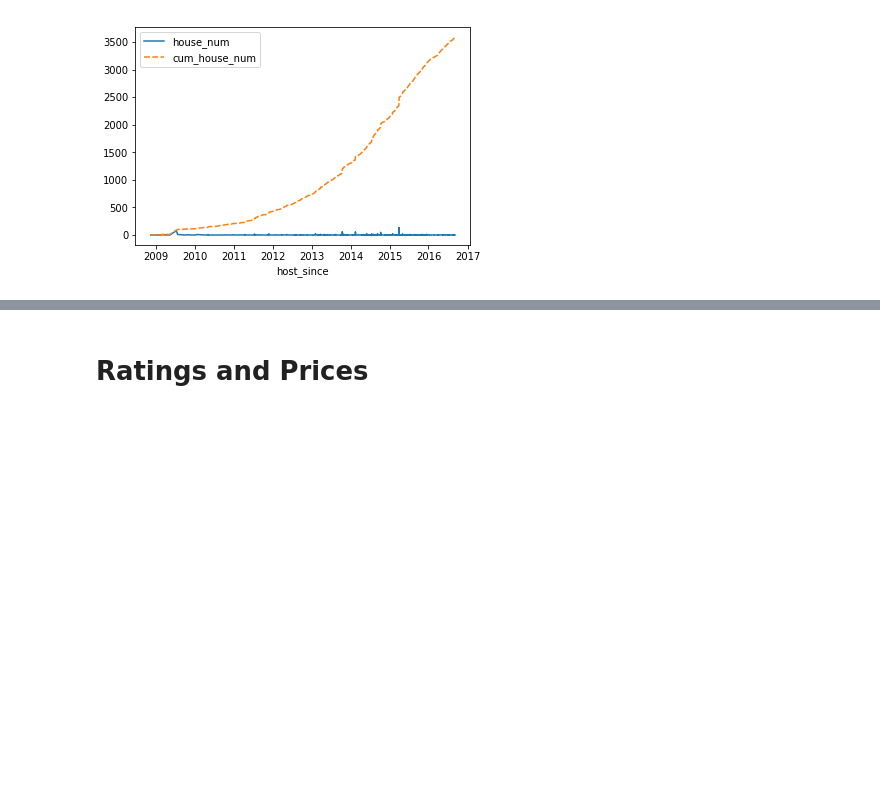
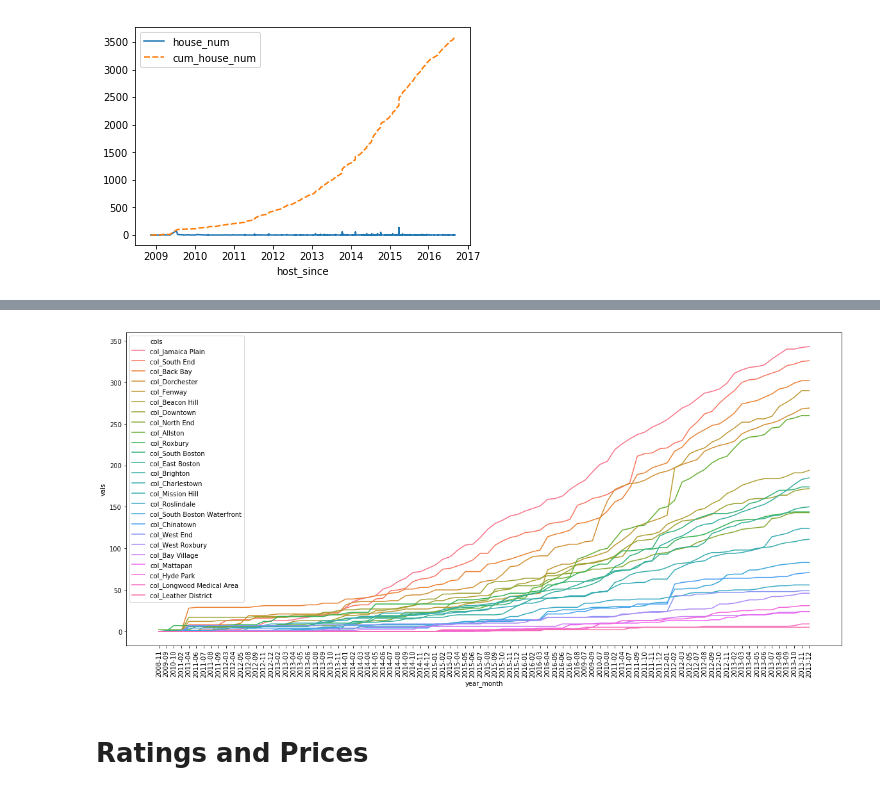
Before and after one commit to haataa/airbnb_finding, a Jupyter notebook: airbnb_findding.ipynb, the cells around one changed output, grey strips where cells are left out. Drawn from its saved outputs; the diff is of its cells as text; code cells hidden in the pictures; blank space fills up the shorter version.

```diff
--- a/airbnb_findding.ipynb
+++ b/airbnb_findding.ipynb
@@ -166,0 +195,11 @@ sns.lineplot(data=bs_cumhost)
+# %%
+# long to wide and fill na
+bs_host_neigh_wide = bs_host_neigh.pivot('year_month', 'neighbourhood_cleansed')
+bs_host_neigh_wide = bs_host_neigh_wide.fillna(method='ffill')
+bs_host_neigh_wide = bs_host_neigh_wide.fillna(0)
+# %%
+# rename columns
+bs_host_neigh_wide.rename(columns=lambda x: 'col_'+x, inplace=True)
+# reset index
+bs_host_neigh_wide.reset_index(inplace=True)
+bs_host_neigh_wide.head()
@@ -166,0 +216,5 @@ sns.lineplot(data=bs_cumhost)
+# %%
+# remove first row
+bs_host_neigh_wide_clean = bs_host_neigh_wide['col_cumnum']
+bs_host_neigh_wide_clean['year_month'] = bs_host_neigh_wide['year_month']
+bs_host_neigh_wide_clean.tail()
@@ -166,0 +229,4 @@ sns.lineplot(data=bs_cumhost)
+# %%
+# wide to long
+bs_host_neigh_wide_long = bs_host_neigh_wide_clean.melt('year_month', var_name='cols',  value_name='vals')
+bs_host_neigh_wide_long.tail()
@@ -167,3 +240,11 @@ sns.lineplot(data=bs_cumhost)
+# %%
+f, ax = plt.subplots(figsize=(20, 9))
+last_date = bs_host_neigh_wide_long[bs_host_neigh_wide_long.year_month=='2013-12']
+hue_order = last_date.sort_values(by=['vals'],ascending=False)['cols']
+g=sns.lineplot(x='year_month',y='vals',hue='cols', hue_order =hue_order ,data=bs_host_neigh_wide_long)
+g=g.set_xticklabels(bs_host_neigh.year_month,rotation=90)
+# %% [output]
+[figure, added]
 # %% [markdown]
 # Ratings and Prices
 # %%
```
Also changed, not shown: parts of 14 cells of this notebook.
